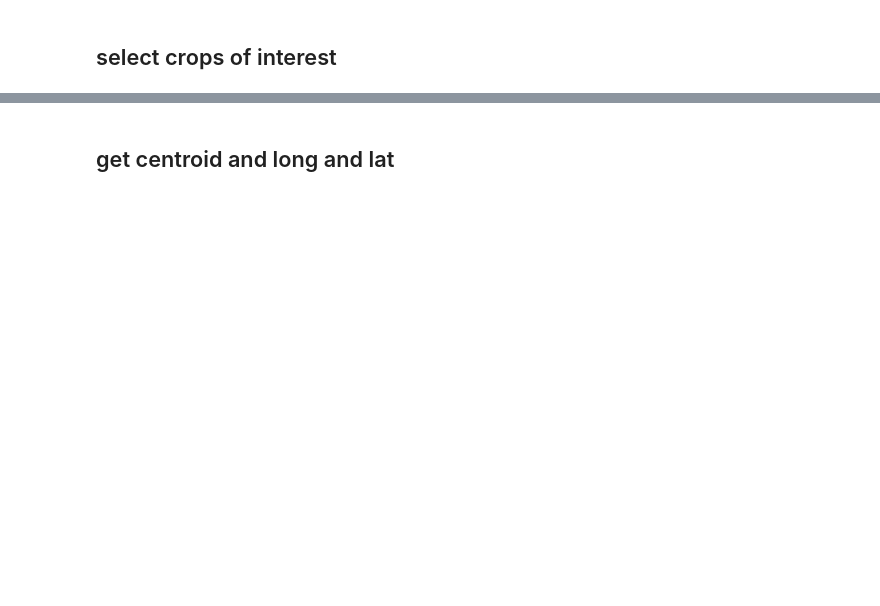
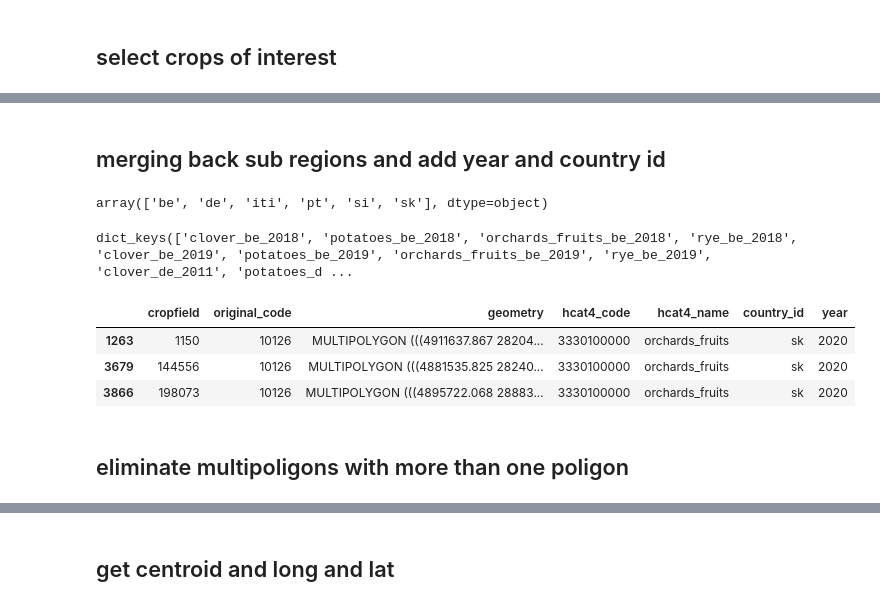
Before and after one commit to beatrizbsperes/SpatialTemporal_generalization_of_SITS_FM, a Jupyter notebook: 1_dataset_explorer.ipynb, the cells around one changed output, grey strips where cells are left out. Cells and saved outputs as stored; diff of their text form; code cells hidden in the pictures; blank space fills up the shorter version.

```diff
--- a/1_dataset_explorer.ipynb
+++ b/1_dataset_explorer.ipynb
@@ -40,0 +124,3 @@ for i in range(len(countries_list)):
+# %%
+datasets = load_and_map_datasets(available_datasets, "_data/eurocrops2_original_data/eurocrops.csv", target_cols)
+datasets.keys()
@@ -49,10 +156,22 @@ for i in range(len(countries_list)):
 # print(f"Ireland most common classes: {ireland["EC_hcat_n"].value_counts()[:12]} \n")
 # print(f"France most common classes: {france["EC_hcat_n"].value_counts()[:12]} \n")
 # %%
-# define the crop of interest
-
+# define crops of interest
 crops = ['clover', 'potatoes', 'orchards_fruits', 'rye']
 
-def interest_crop(gdp, crop):
-    result = gdp[gdp['EC_hcat_n'] == crop]
-    return result, result.size
+def interest_crop(gdf, crop):
+    result = gdf[gdf['hcat4_name'] == crop]
+    return result, len(result)
+
+crops_dataset = {}
+
+for dataset_id, gdf in datasets.items():
+
+    for crop in crops:
+
+        var_name = f"{crop}_{dataset_id}"
+
+        subset_gdf, subset_size = interest_crop(gdf, crop)
+
+        if subset_size > 0:
+            crops_dataset[var_name] = subset_gdf
@@ -85,0 +195,7 @@ Datasets created: dict_keys(['clover_austria_2021', 'potatoes_austria_2021', 'or
+# %% [markdown]
+## merging back sub regions and add year and country id
+# %%
+target_countries = available_datasets['country'].unique()
+target_countries
+# %% [output]
+array(['be', 'de', 'iti', 'pt', 'si', 'sk'], dtype=object)
@@ -85,0 +286,14 @@ Datasets created: dict_keys(['clover_austria_2021', 'potatoes_austria_2021', 'or
+# %%
+crops_dataset = merge_sub_regions(crops_dataset, countries=target_countries)
+crops_dataset.keys()
+# %% [output]
+dict_keys(['clover_be_2018', 'potatoes_be_2018', 'orchards_fruits_be_2018', 'rye_be_2018', 'clover_be_2019', 'potatoes_be_2019', 'orchards_fruits_be_2019', 'rye_be_2019', 'clover_de_2011', 'potatoes_d ...
+# %%
+crops_dataset['orchards_fruits_sk_2020'].head(3)
+# %% [output]
+|  | cropfield | original_code | geometry | hcat4_code | hcat4_name | country_id | year |
+| 1263 | 1150 | 10126 | MULTIPOLYGON (((4911637.867 28204... | 3330100000 | orchards_fruits | sk | 2020 |
+| 3679 | 144556 | 10126 | MULTIPOLYGON (((4881535.825 28240... | 3330100000 | orchards_fruits | sk | 2020 |
+| 3866 | 198073 | 10126 | MULTIPOLYGON (((4895722.068 28883... | 3330100000 | orchards_fruits | sk | 2020 |
+# %% [markdown]
+## eliminate multipoligons with more than one poligon
```
Also changed, not shown: parts of 38 cells of this notebook, 3 other files.
